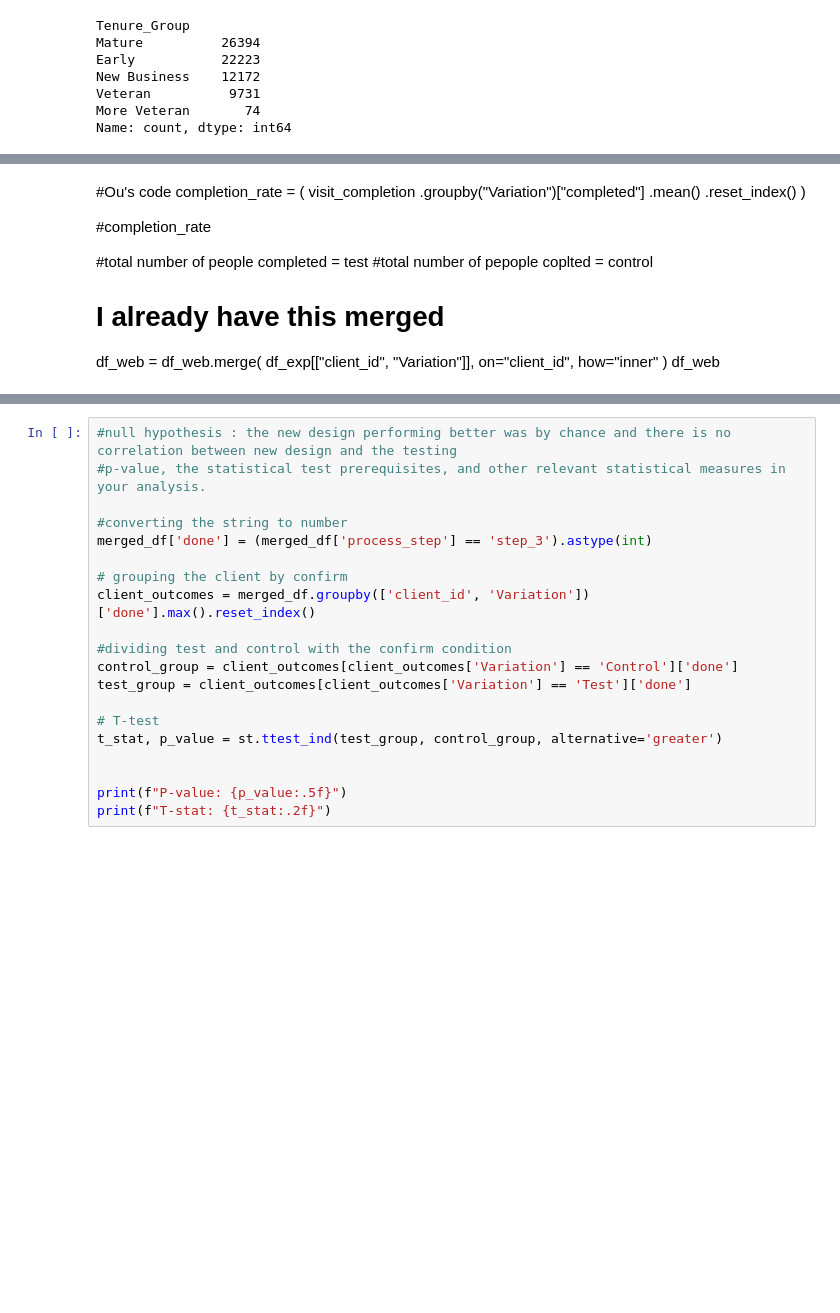
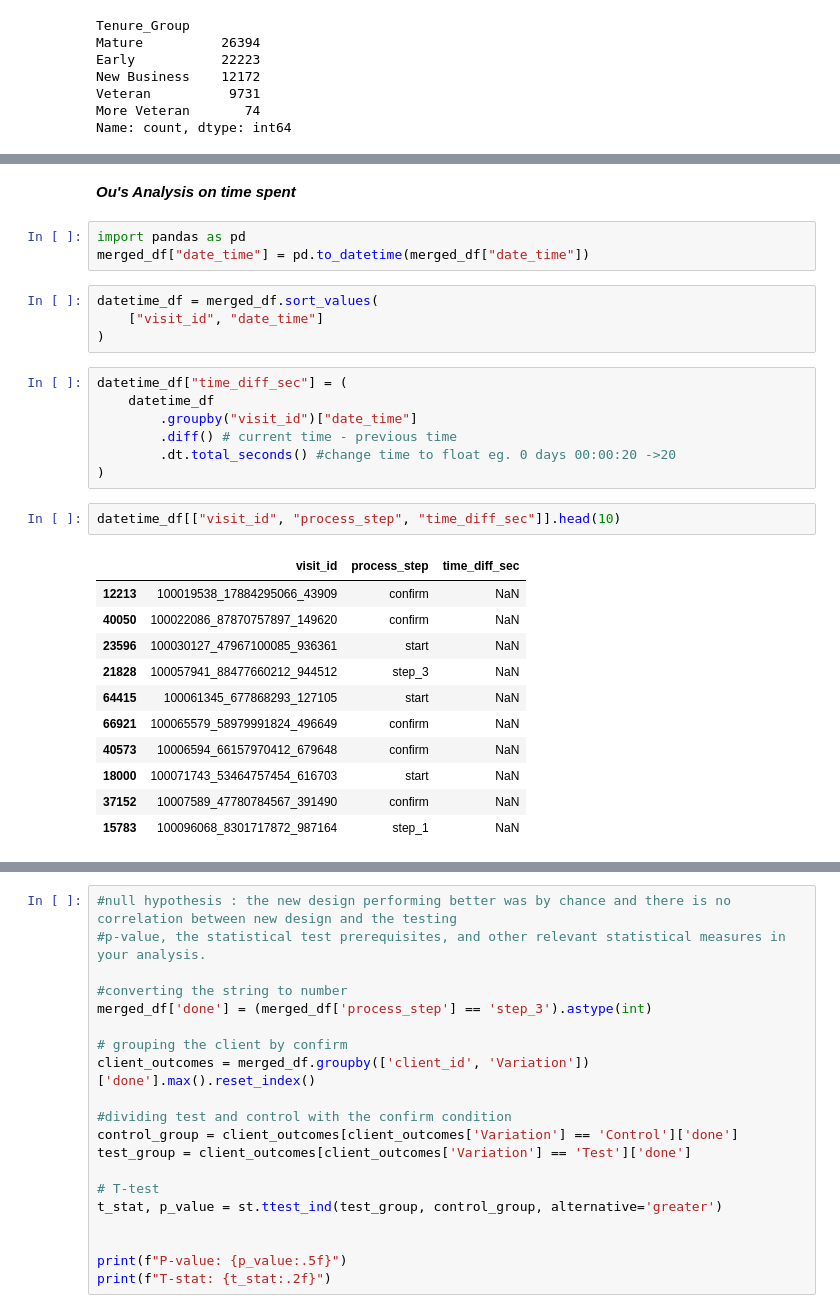
Before and after one commit to Ou-Hai/vanguard-ab-test, a Jupyter notebook: notebooks/Notebook_Ako.ipynb, the cells around one changed output, grey strips where cells are left out. Drawn from its saved outputs; the diff is of its cells as text; blank space fills up the shorter version.

```diff
--- a/notebooks/Notebook_Ako.ipynb
+++ b/notebooks/Notebook_Ako.ipynb
@@ -318,21 +322,30 @@ merged_df
-# %% [markdown]
-#Ou's code
-completion_rate = (
-    visit_completion
-    .groupby("Variation")["completed"]
-    .mean()
-    .reset_index()
-)
-
-#completion_rate
-
-#total number of people completed = test
-#total number of pepople coplted = control
-
-# I already have this merged
-df_web = df_web.merge(
-    df_exp[["client_id", "Variation"]],
-    on="client_id",
-    how="inner"
-)
-df_web
+# %% [markdown]
+***Ou's Analysis on time spent***
+# %%
+import pandas as pd
+merged_df["date_time"] = pd.to_datetime(merged_df["date_time"])
+# %%
+datetime_df = merged_df.sort_values(
+    ["visit_id", "date_time"]
+)
+# %%
+datetime_df["time_diff_sec"] = (
+    datetime_df
+        .groupby("visit_id")["date_time"]
+        .diff() # current time - previous time
+        .dt.total_seconds() #change time to float eg. 0 days 00:00:20 ->20
+)
+# %%
+datetime_df[["visit_id", "process_step", "time_diff_sec"]].head(10)
+# %% [output]
+|  | visit_id | process_step | time_diff_sec |
+| 12213 | 100019538_17884295066_43909 | confirm | NaN |
+| 40050 | 100022086_87870757897_149620 | confirm | NaN |
+| 23596 | 100030127_47967100085_936361 | start | NaN |
+| 21828 | 100057941_88477660212_944512 | step_3 | NaN |
+| 64415 | 100061345_677868293_127105 | start | NaN |
+| 66921 | 100065579_58979991824_496649 | confirm | NaN |
+| 40573 | 10006594_66157970412_679648 | confirm | NaN |
+| 18000 | 100071743_53464757454_616703 | start | NaN |
+| 37152 | 10007589_47780784567_391490 | confirm | NaN |
+| 15783 | 100096068_8301717872_987164 | step_1 | NaN |
```
Also changed, not shown: parts of 17 cells of this notebook.
